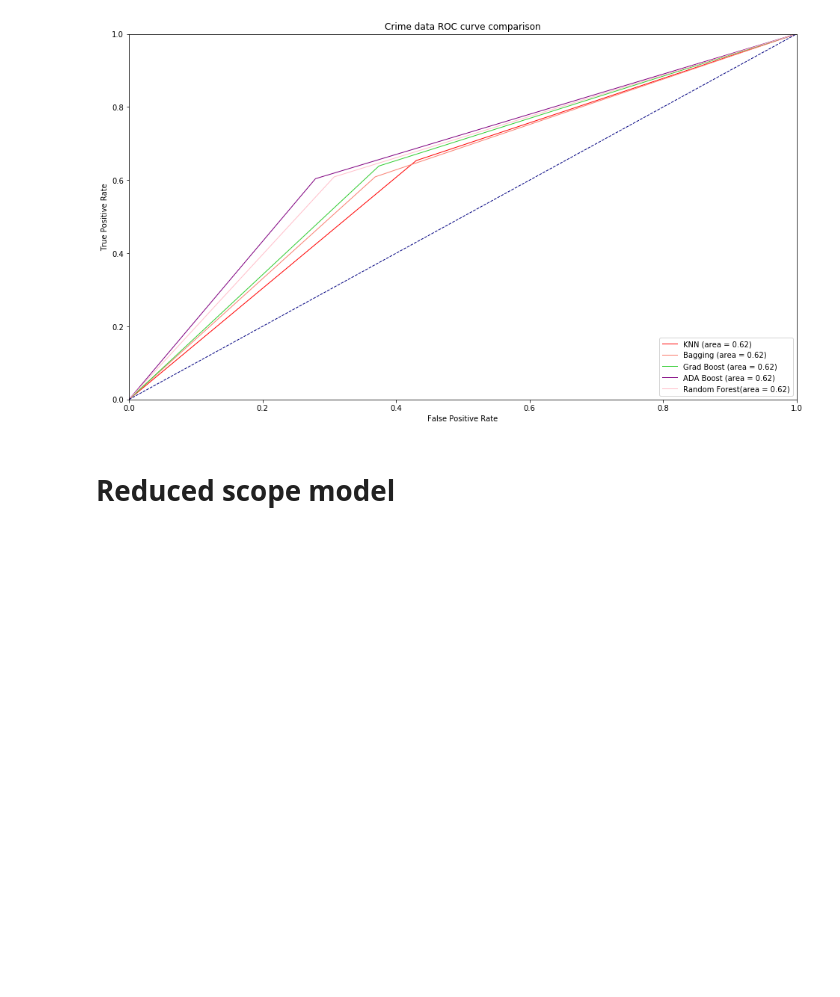
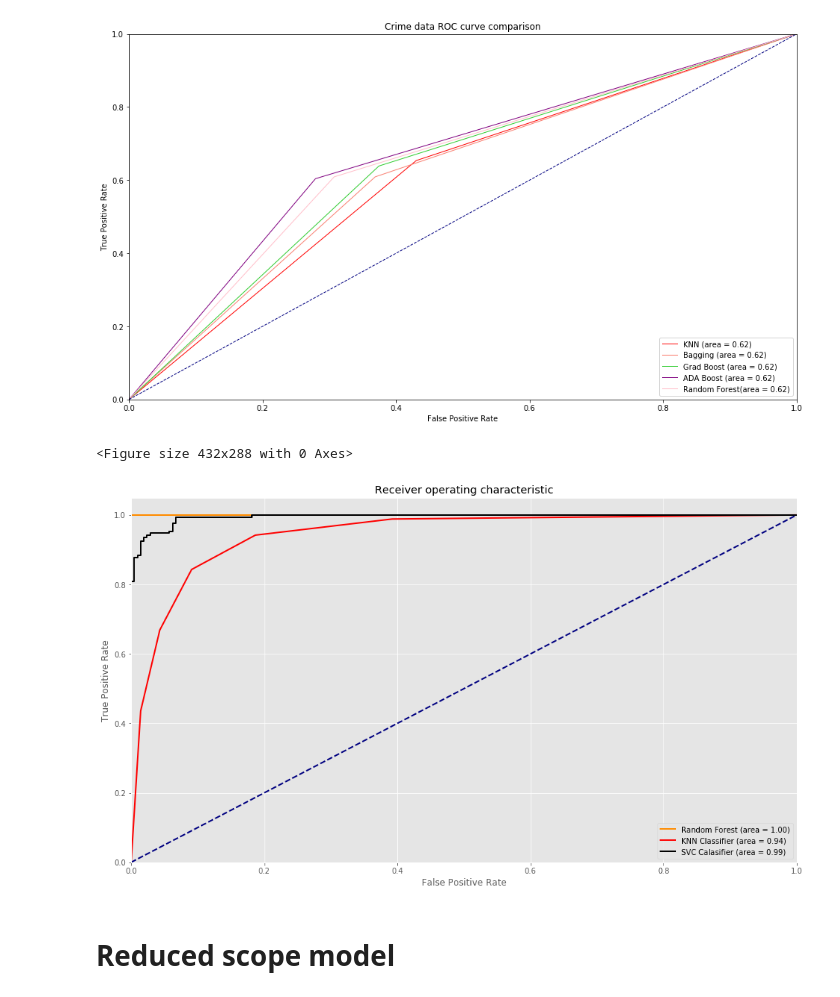
Before and after one commit to stmillett/MSDS7331_NorthCarolinaDataset, a Jupyter notebook: Lab2/Data Mining - Lab 2-SAT new.ipynb, the cells around one changed output. Saved outputs shown, nothing was run; the diff lists cells and outputs as text; code cells hidden in the pictures; blank space fills up the shorter version.

```diff
--- a/Lab2/Data Mining - Lab 2-SAT new.ipynb
+++ b/Lab2/Data Mining - Lab 2-SAT new.ipynb
@@ -858,6 +861,31 @@ plt.show()
 # %% [output]
 <Figure size 432x288 with 0 Axes>
 [figure]
+# %%
+#SAT Models Comparison with ROC curves for all 3 models:
+fpr1, tpr1, _ = roc_curve(y_SAT_test, y_SAT_prob1[:,1] )
+roc_auc1 = auc(fpr1, tpr1)
+fpr2, tpr2, _ = roc_curve(y_SAT_test, y_SAT_prob2[:,1] )
+roc_auc2 = auc(fpr2, tpr2)
+fpr3, tpr3, _ = roc_curve(y_SAT_test, y_SAT_prob3[:,1] )
+roc_auc3 = auc(fpr3, tpr3)
+lw=2
+plt.figure()
+plt.figure(figsize=(16,9))
+plt.plot(fpr1, tpr1, color='darkorange', lw=2, label='Random Forest (area = %0.2f)' % roc_auc1)
+plt.plot(fpr2, tpr2, color='red', lw=2, label='KNN Classifier (area = %0.2f)' % roc_auc2)
+plt.plot(fpr3, tpr3, color='black', lw=2, label='SVC Calasifier (area = %0.2f)' % roc_auc3)
+plt.plot([0, 1], [0, 1], color='navy', lw=lw, linestyle='--')
+plt.xlim([0.0, 1.0])
+plt.ylim([0.0, 1.05])
+plt.xlabel('False Positive Rate')
+plt.ylabel('True Positive Rate')
+plt.title('Receiver operating characteristic')
+plt.legend(loc="lower right")
+plt.show()
+# %% [output]
+<Figure size 432x288 with 0 Axes>
+[figure, added]
 # %% [markdown]
 # Reduced scope model
 # %%
```
Also changed, not shown: parts of 14 cells of this notebook.
